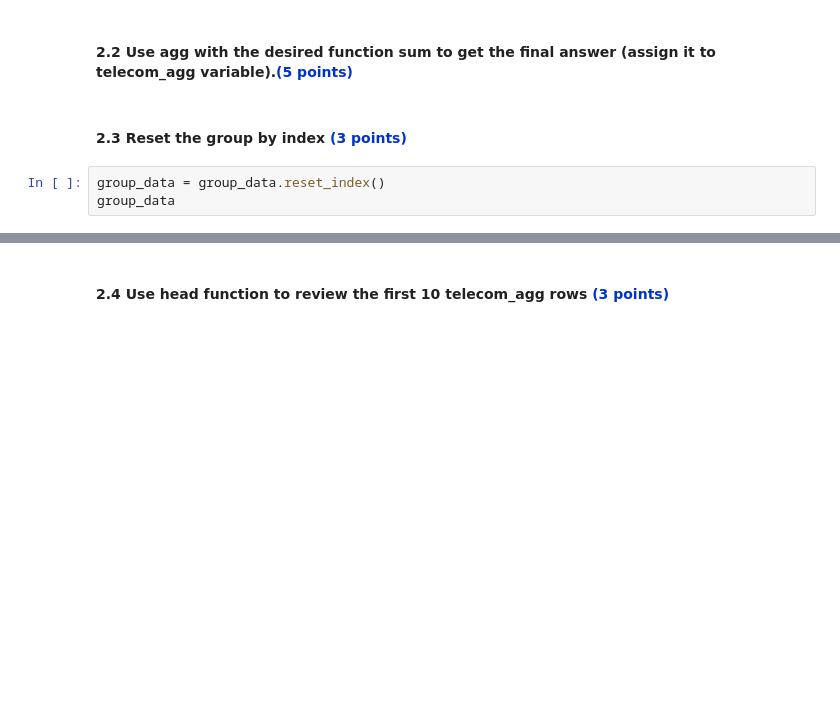
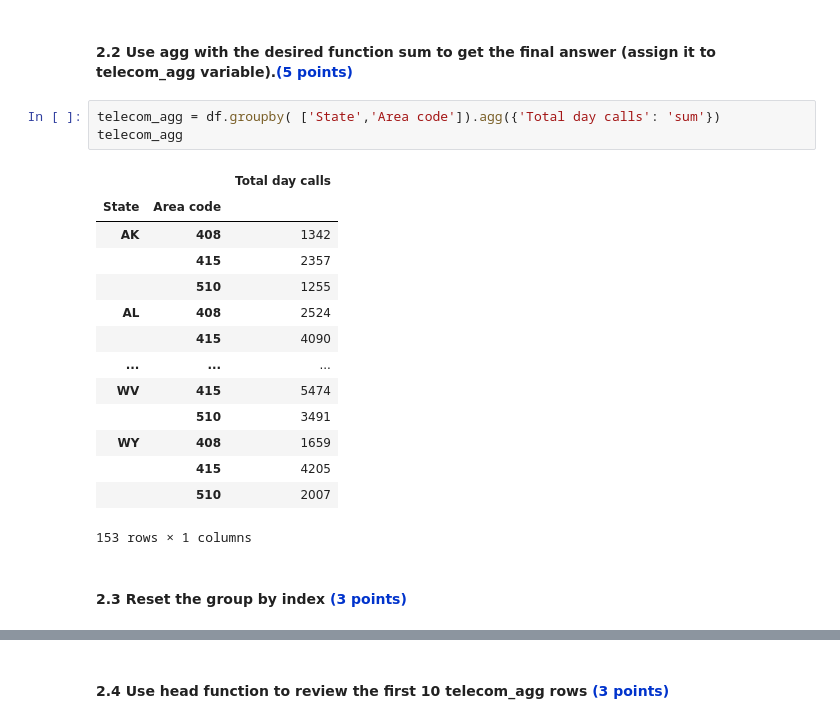
Before and after one commit to RivkyHailbron/PythonH.W.Rivky, a Jupyter notebook: Telecom_Churn_Test.ipynb, the cells around one changed output, grey strips where cells are left out. Saved outputs shown, nothing was run; the diff lists cells and outputs as text; blank space fills up the shorter version.

```diff
--- a/Telecom_Churn_Test.ipynb
+++ b/Telecom_Churn_Test.ipynb
@@ -92,8 +92,23 @@ group_data
 <pandas.core.groupby.generic.DataFrameGroupBy object at 0x...>
 # %% [markdown]
 #### 2.2 Use agg with the desired function sum to get the final answer (assign it to telecom_agg variable).<span style= color:#0033cc>(5 points)</span>
+# %%
+telecom_agg = df.groupby( ['State','Area code']).agg({'Total day calls': 'sum'})
+telecom_agg
+# %% [output]
+|  |  | Total day calls |
+| State | Area code |  |
+| AK | 408 | 1342 |
+|  | 415 | 2357 |
+|  | 510 | 1255 |
+| AL | 408 | 2524 |
+|  | 415 | 4090 |
+| ... | ... | ... |
+| WV | 415 | 5474 |
+|  | 510 | 3491 |
+| WY | 408 | 1659 |
+|  | 415 | 4205 |
+|  | 510 | 2007 |
+153 rows × 1 columns
 # %% [markdown]
 #### 2.3 Reset the group by index <span style= color:#0033cc>(3 points)</span>
-# %%
-group_data = group_data.reset_index()
-group_data
```
Also changed, not shown: parts of 6 cells of this notebook.
